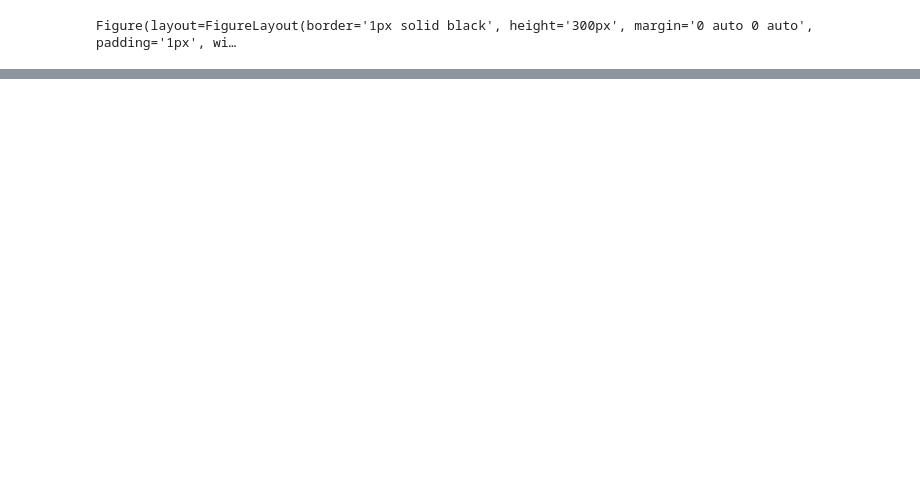
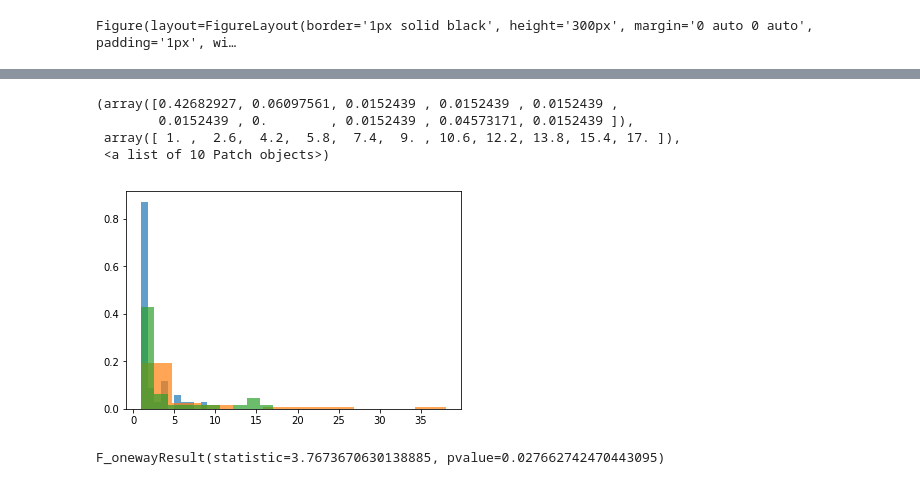
Before and after one commit to kanbhatia/Alien-Sightings-VS-Airplanes, a Jupyter notebook: Ufo-Data.ipynb, the cells around one changed output, grey strips where cells are left out. Cells and saved outputs as stored; diff of their text form; code cells hidden in the pictures; blank space fills up the shorter version.

```diff
--- a/Ufo-Data.ipynb
+++ b/Ufo-Data.ipynb
@@ -114,0 +107,16 @@ Figure(layout=FigureLayout(border='1px solid black', height='300px', margin='0 a
+# %%
+Combined[Combined["shape"]=="Disk"]["strength"]
+plt.hist(Combined[Combined["shape"]=="Disk"]["strength"], 10, density=True, alpha=0.7, label="population1")
+plt.hist(Combined[Combined["shape"]=="Fireball"]["strength"], 10, density=True, alpha=0.7, label="population1")
+plt.hist(Combined[Combined["shape"]=="Circle"]["strength"], 10, density=True, alpha=0.7, label="population1")
+# plt.hist(Combined[Combined["shape"]=="Egg"]["strength"], 10, density=True, alpha=0.7, label="population1")
+# %% [output]
+(array([0.42682927, 0.06097561, 0.0152439 , 0.0152439 , 0.0152439 ,
+        0.0152439 , 0.        , 0.0152439 , 0.04573171, 0.0152439 ]),
+ array([ 1. ,  2.6,  4.2,  5.8,  7.4,  9. , 10.6, 12.2, 13.8, 15.4, 17. ]),
+ <a list of 10 Patch objects>)
+[figure, added]
+# %%
+stats.f_oneway(Combined[Combined["shape"]=="Disk"]["strength"],Combined[Combined["shape"]=="Fireball"]["strength"],Combined[Combined["shape"]=="Egg"]["strength"])
+# %% [output]
+F_onewayResult(statistic=3.7673670630138885, pvalue=0.027662742470443095)
```
Also changed, not shown: parts of 11 cells of this notebook.
